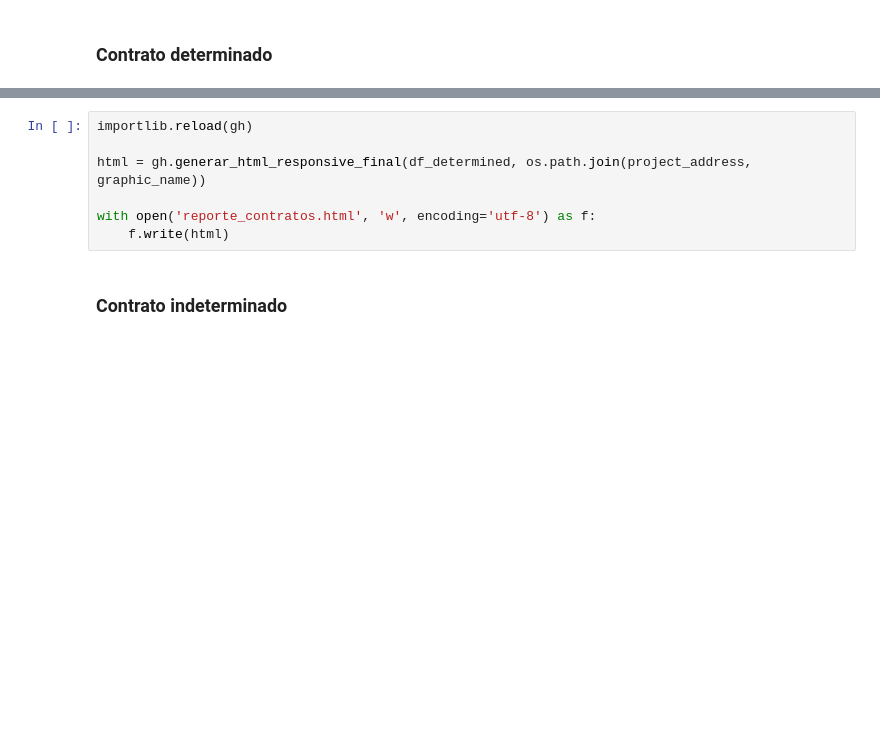
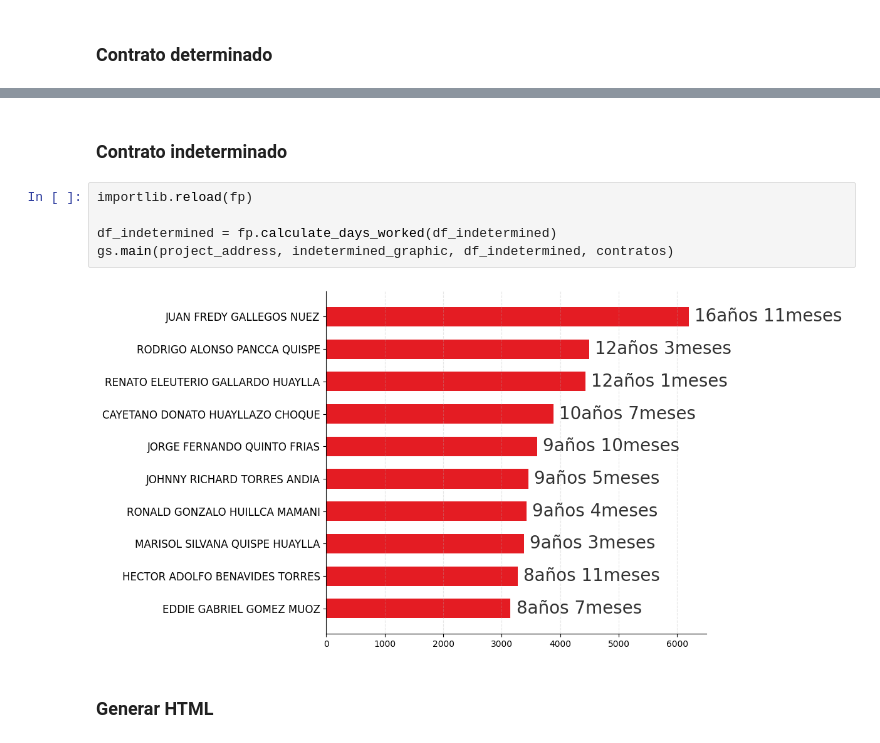
Before and after one commit to GerardoPortocarrero/contract_alert, a Jupyter notebook: main.ipynb, the cells around one changed output, grey strips where cells are left out. Cells and saved outputs as stored; diff of their text form; blank space fills up the shorter version.

```diff
--- a/main.ipynb
+++ b/main.ipynb
@@ -67,9 +68,11 @@ gs.main(project_address, graphic_name, df_determined, contratos)
-# %%
-importlib.reload(gh)
-
-html = gh.generar_html_responsive_final(df_determined, os.path.join(project_address, graphic_name))
-
-with open('reporte_contratos.html', 'w', encoding='utf-8') as f:
-    f.write(html)
 # %% [markdown]
 ### Contrato indeterminado
+# %%
+importlib.reload(fp)
+
+df_indetermined = fp.calculate_days_worked(df_indetermined)
+gs.main(project_address, indetermined_graphic, df_indetermined, contratos)
+# %% [output]
+[figure, added]
+# %% [markdown]
+### Generar HTML
```
Also changed, not shown: parts of 3 cells of this notebook, 4 other files.
